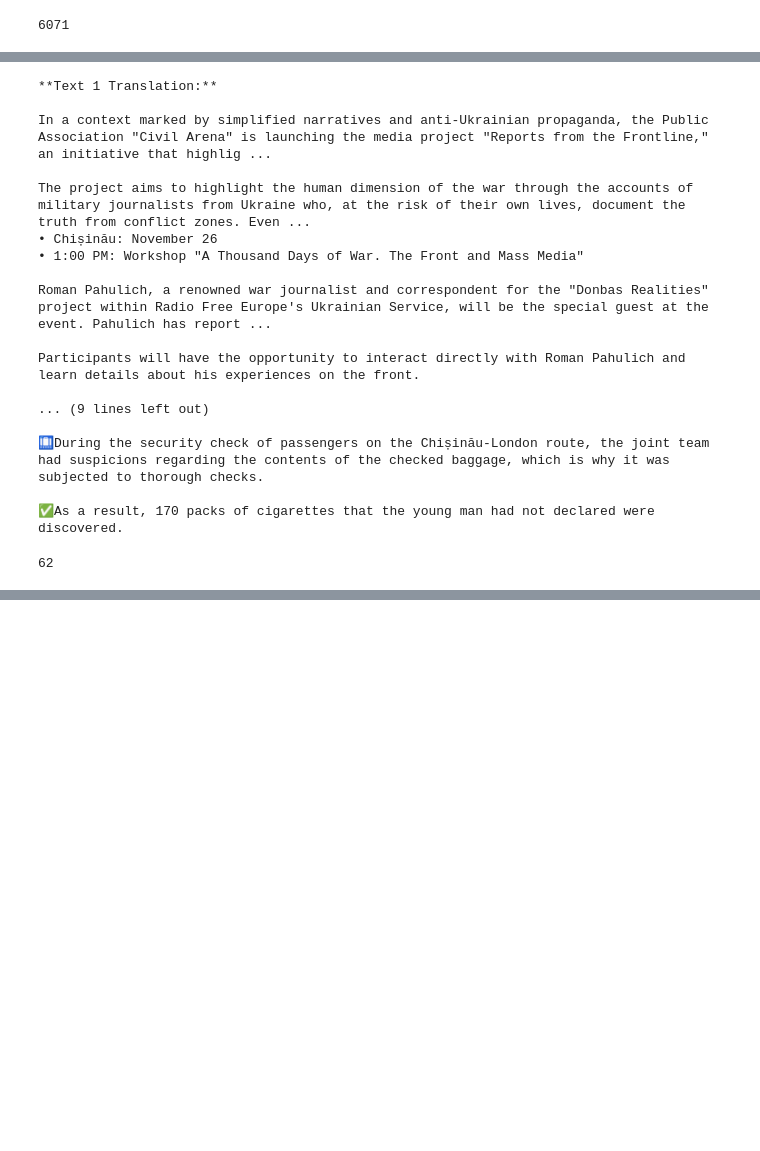
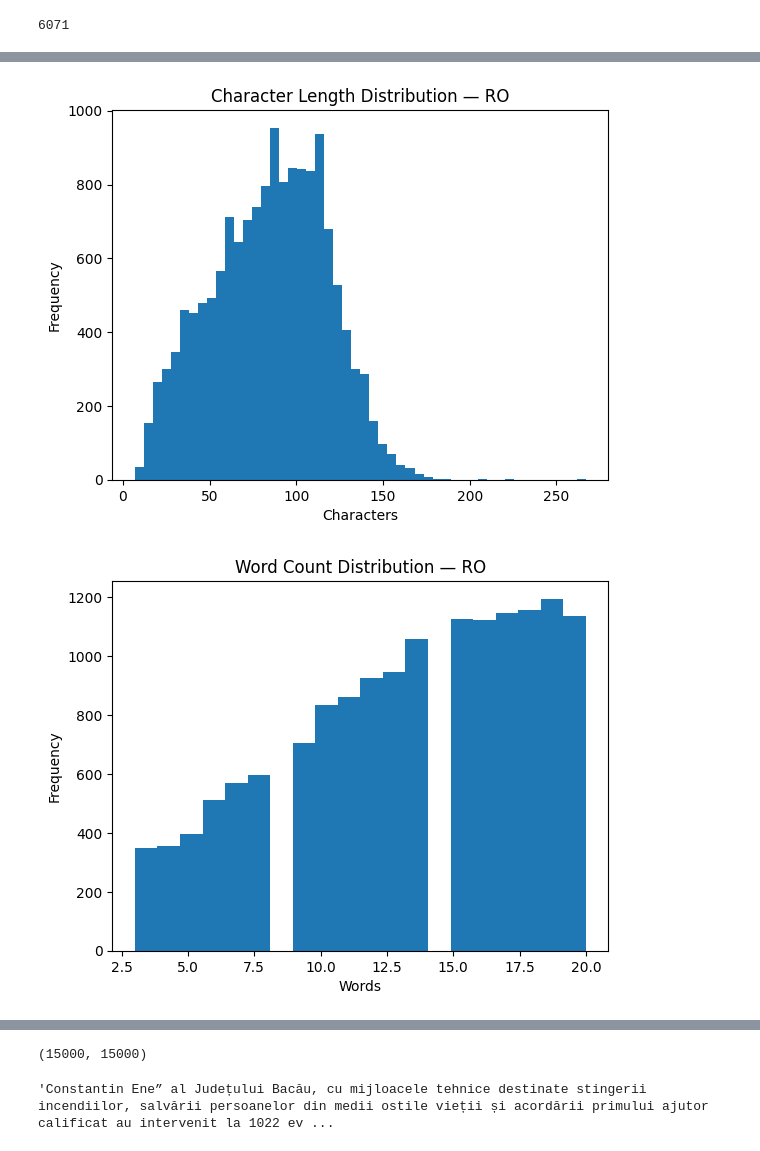
Before and after one commit to TanaseVictorFlavian/Ro-Md-En-MT-Analysis, a Jupyter notebook: dev.ipynb, the cells around one changed output, grey strips where cells are left out. Cells and saved outputs as stored; diff of their text form; code cells hidden in the pictures; blank space fills up the shorter version.

Commit message:
created a clean source corpus for each language

```diff
--- a/dev.ipynb
+++ b/dev.ipynb
@@ -7,3 +61,7 @@ import json
+# %%
+def get_data_summary(data: list, name:str):
+    df, summary = basic_text_analysis(data, dataset_name=name)
+    plot_distributions(df, dataset_name=name)
 # %%
 base_dir = Path.cwd()
 data_dir = base_dir / "data"
@@ -21,23 +109,31 @@ print(len(files))
 # %%
-class DataSet:
+class Data:
     def __init__(self, root_dir):
         self.root_dir = root_dir
-        self.files = self.get_jsons()
+        self.files = list(set(self.unpack_jsons()))
 
-    def get_jsons(self):
+    def unpack_jsons(self):
         content = []
         json_files = list(self.root_dir.rglob('*.json'))
 
         for path in json_files:
             try:
                 with open(path, 'r', encoding='utf-8') as f:
-                    data = json.load(f)
-                    content.append(data["content"])
+                    data = json.load(f)["content"]
+                    sentences = sentence_splitter(data)
+                    clean_sents = clean_sentences(sentences)
+                    content.extend(clean_sents)
 
             except json.JSONDecodeError:
                 print(f"Skipping corrupt file: {path}")
 
         return content
+
+    def get_splits(self, split:str):
+        if split == "train":
+            return self.files[:int(0.8 * len(self.files))]
+        else:
+            return self.files[int(0.8 * len(self.files)):]
 
     def __len__(self):
         return len(self.files)
@@ -49,5 +145,3 @@ class DataSet:
         combined = DataSet(self.root_dir)
         combined.files = self.files + other.files
         return combined
-
-merged_dataset = list(set(DataSet(mol_dir) + DataSet(ro_dir)))
@@ -120,26 +148,9 @@ model = genai.GenerativeModel("gemini-2.5-flash", system_instruction=system_prom
-# %%
-response = model.generate_content(formatted_prompt)
-print(response.text)
-# %% [output]
-**Text 1 Translation:**
-
-In a context marked by simplified narratives and anti-Ukrainian propaganda, the Public Association "Civil Arena" is launching the media project "Reports from the Frontline," an initiative that highlig ...
-
-The project aims to highlight the human dimension of the war through the accounts of military journalists from Ukraine who, at the risk of their own lives, document the truth from conflict zones. Even ...
-• Chișinău: November 26
-• 1:00 PM: Workshop "A Thousand Days of War. The Front and Mass Media"
-
-Roman Pahulich, a renowned war journalist and correspondent for the "Donbas Realities" project within Radio Free Europe's Ukrainian Service, will be the special guest at the event. Pahulich has report ...
-
-Participants will have the opportunity to interact directly with Roman Pahulich and learn details about his experiences on the front.
-
-... (9 lines left out)
-
-🛄During the security check of passengers on the Chișinău-London route, the joint team had suspicions regarding the contents of the checked baggage, which is why it was subjected to thorough checks.
-
-✅As a result, 170 packs of cigarettes that the young man had not declared were discovered.
-# %%
-x = list(response.text.splitlines())
-print(len(x))
-# %% [output]
-62
+# %%
+ro_data = Data(ro_dir)[:15000]
+mol_data = Data(mol_dir)[:15000]
+# %%
+get_data_summary(ro_data, "RO")
+get_data_summary(mol_data, "MD")
+# %% [output]
+[figure, added]
+[figure, added]
@@ -145,0 +161,8 @@ print(len(x))
+# %%
+len(ro_data), len(mol_data)
+# %% [output]
+(15000, 15000)
+# %%
+ro_data[73]
+# %% [output]
+'Constantin Ene” al Județului Bacău, cu mijloacele tehnice destinate stingerii incendiilor, salvării persoanelor din medii ostile vieții și acordării primului ajutor calificat au intervenit la 1022 ev ...
```
Also changed, not shown: parts of 12 cells of this notebook, 5 other files.
